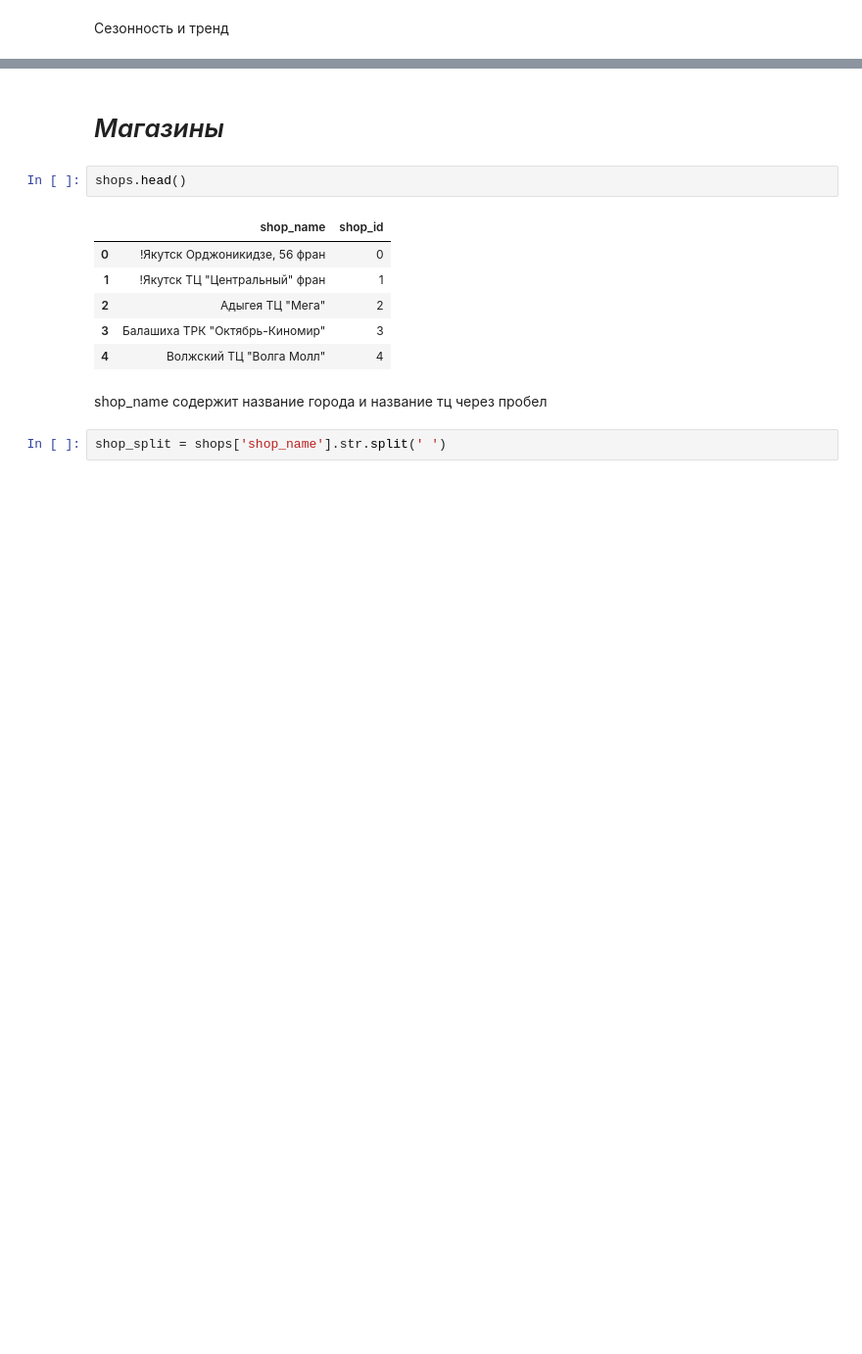
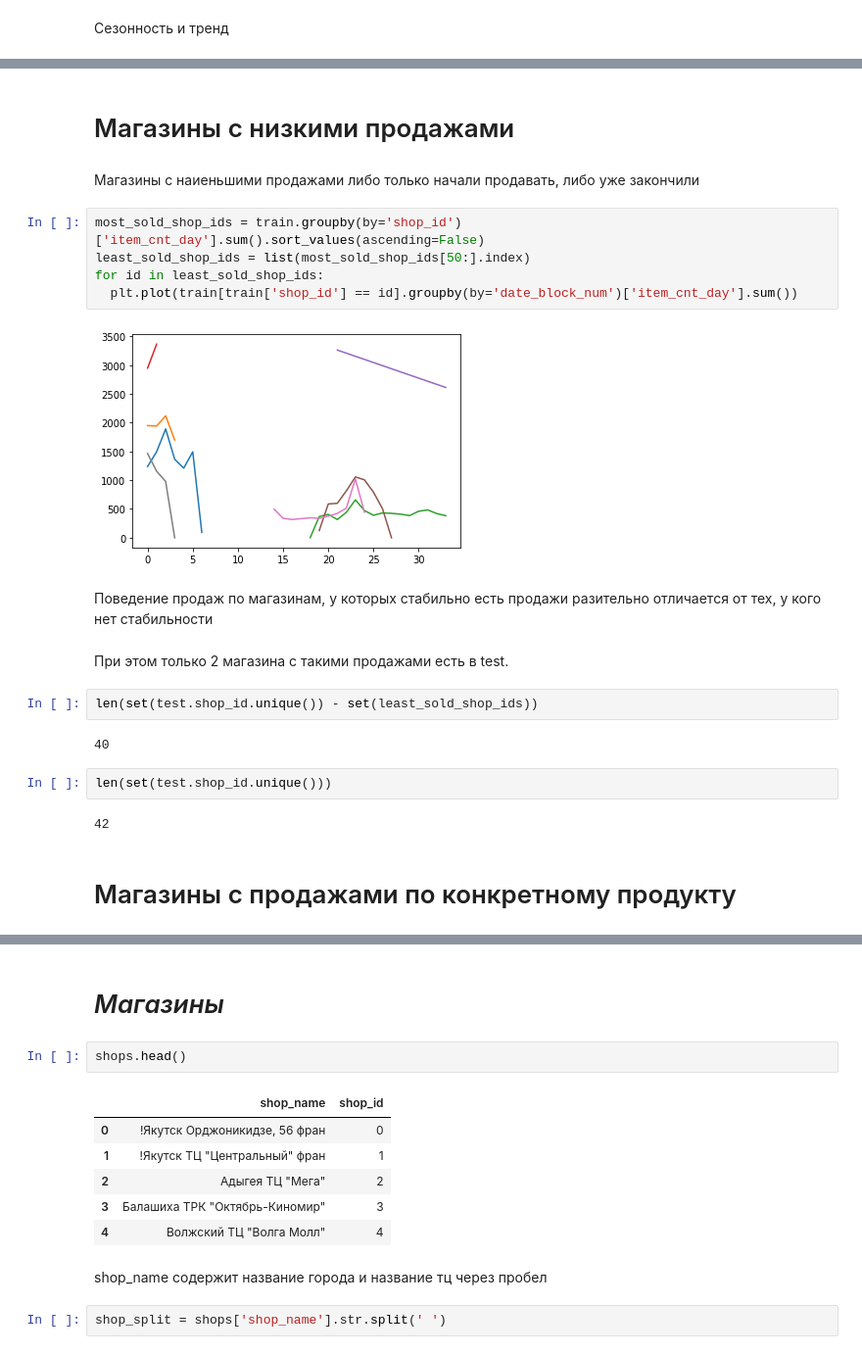
Before and after one commit to juliazakharik/ML_algorithms, a Jupyter notebook: Predict_Future_Sales.ipynb, the cells around one changed output, grey strips where cells are left out. Shown at 98% size. Cells and saved outputs as stored; diff of their text form; blank space fills up the shorter version.

```diff
--- a/Predict_Future_Sales.ipynb
+++ b/Predict_Future_Sales.ipynb
@@ -341,0 +357,25 @@ plt.plot(train[train['shop_id'] == most_sold_shop_id].groupby(by='date_block_num
+# %% [markdown]
+# Магазины с низкими продажами
+# %% [markdown]
+Магазины с наиеньшими продажами либо только начали продавать, либо уже закончили
+# %%
+most_sold_shop_ids = train.groupby(by='shop_id')['item_cnt_day'].sum().sort_values(ascending=False)
+least_sold_shop_ids = list(most_sold_shop_ids[50:].index)
+for id in least_sold_shop_ids:
+  plt.plot(train[train['shop_id'] == id].groupby(by='date_block_num')['item_cnt_day'].sum())
+# %% [output]
+[figure, added]
+# %% [markdown]
+Поведение продаж по магазинам, у которых стабильно есть продажи разительно отличается от тех, у кого нет стабильности
+# %% [markdown]
+При этом только 2 магазина с такими продажами есть в test.
+# %%
+len(set(test.shop_id.unique()) - set(least_sold_shop_ids))
+# %% [output]
+40
+# %%
+len(set(test.shop_id.unique()))
+# %% [output]
+42
+# %% [markdown]
+# Магазины с продажами по конкретному продукту
```
Also changed, not shown: parts of 23 cells of this notebook.
